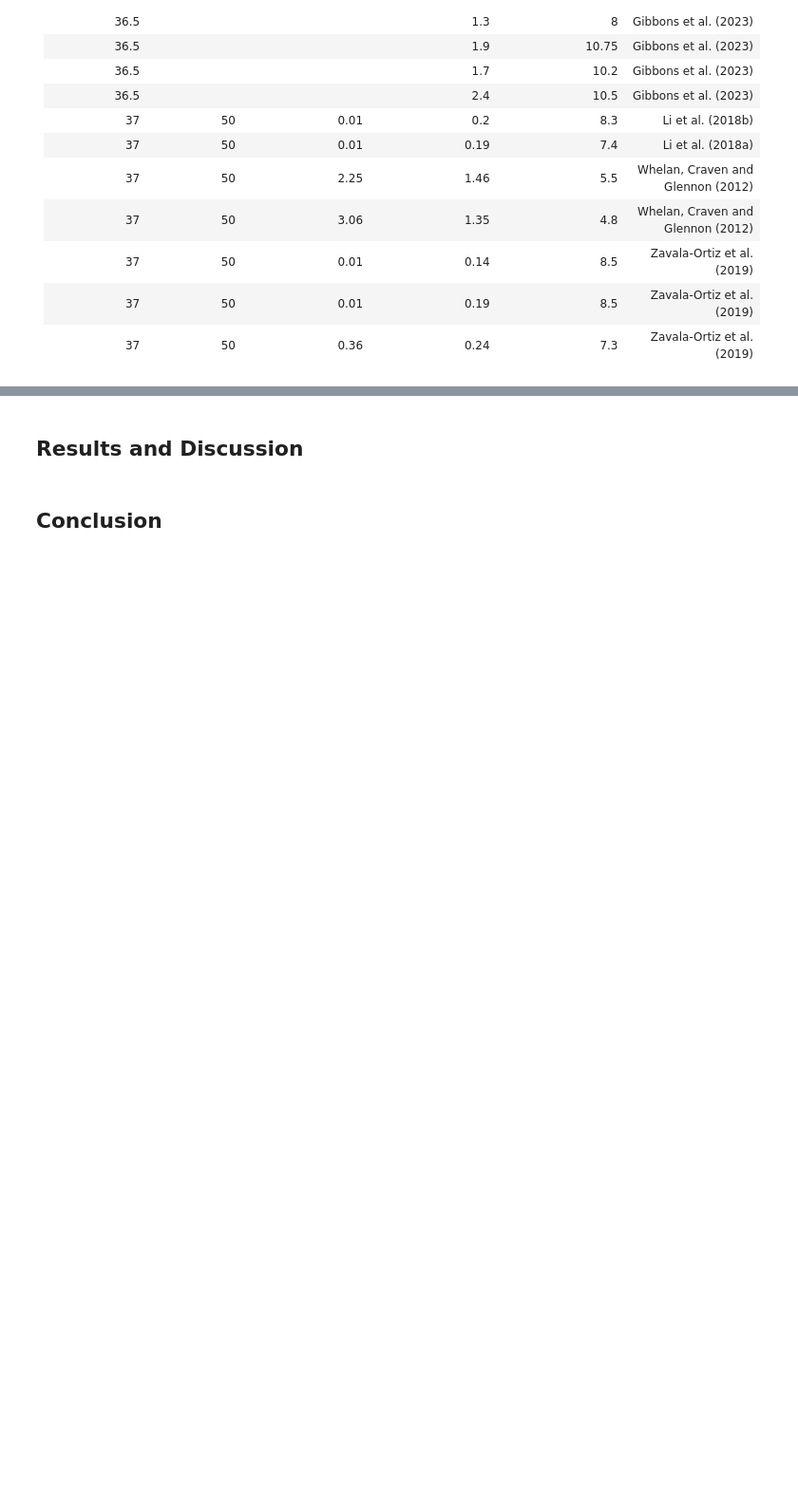
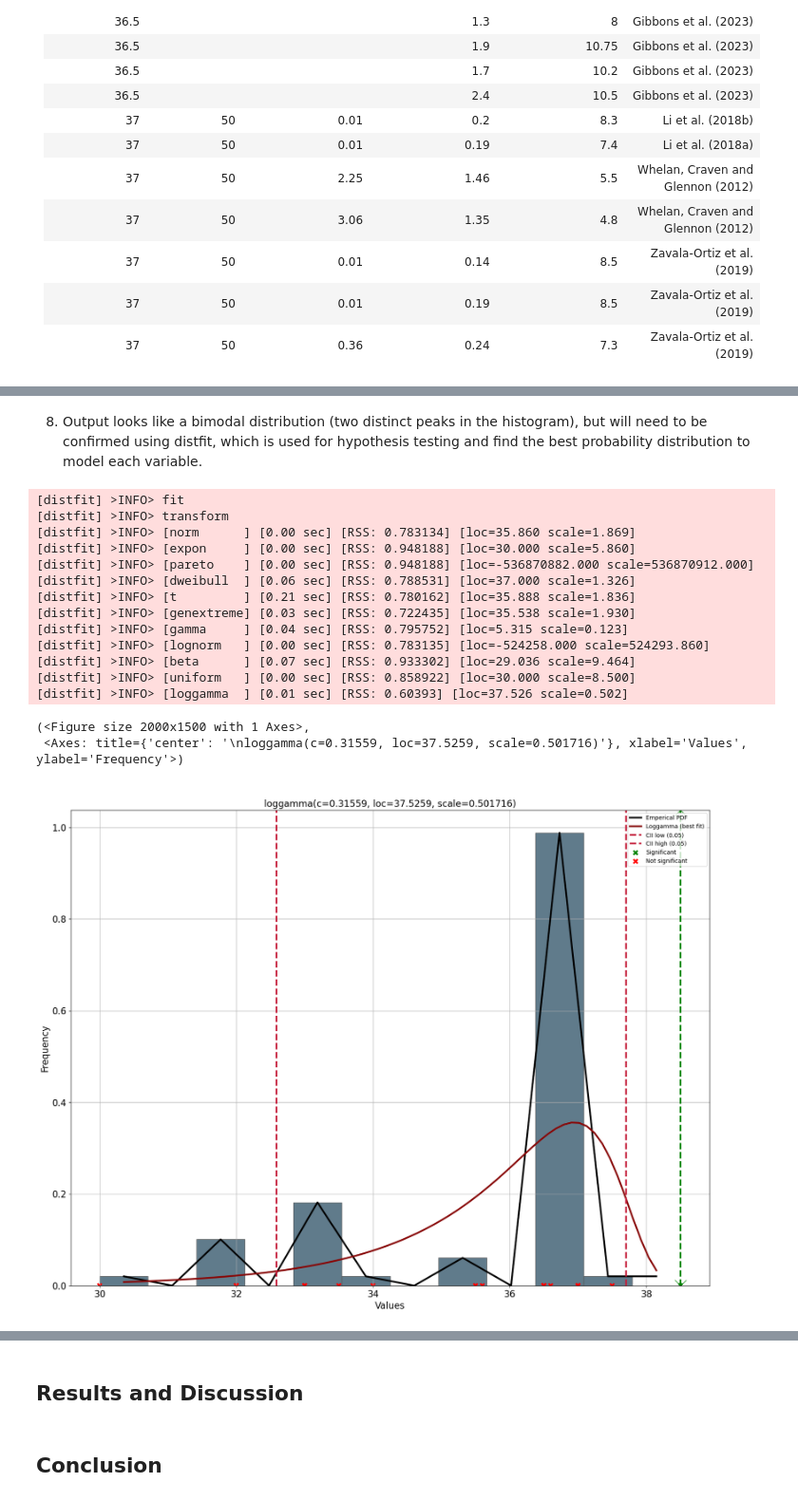
Before and after one commit to nurbujang/1progdaw23, a Jupyter notebook: project1.ipynb, the cells around one changed output, grey strips where cells are left out. Shown at 95% size. Cells and saved outputs as stored; diff of their text form; code cells hidden in the pictures; blank space fills up the shorter version.

```diff
--- a/project1.ipynb
+++ b/project1.ipynb
@@ -170,0 +222,27 @@ While lactate is a waste product of cell growth and high levels of lactate has n
+# %% [markdown]
+8. Output looks like a bimodal distribution (two distinct peaks in the histogram), but will need to be confirmed using distfit, which is used for hypothesis testing and find the best probability distribution to model each variable.
+# %%
+from distfit import distfit
+
+dist = distfit() # Initialize distfit
+
+dist.fit_transform(df['temp'].dropna().values) # Fit distributions on empirical temp, after dropping missing values
+dist.predict(df['temp'].dropna().values) # Predict the probability of the response variables
+dist.plot() # Plot the best fitted distribution (y is included if prediction is made)
+# %% [output]
+[distfit] >INFO> fit
+[distfit] >INFO> transform
+[distfit] >INFO> [norm      ] [0.00 sec] [RSS: 0.783134] [loc=35.860 scale=1.869]
+[distfit] >INFO> [expon     ] [0.00 sec] [RSS: 0.948188] [loc=30.000 scale=5.860]
+[distfit] >INFO> [pareto    ] [0.00 sec] [RSS: 0.948188] [loc=-536870882.000 scale=536870912.000]
+[distfit] >INFO> [dweibull  ] [0.06 sec] [RSS: 0.788531] [loc=37.000 scale=1.326]
+[distfit] >INFO> [t         ] [0.21 sec] [RSS: 0.780162] [loc=35.888 scale=1.836]
+[distfit] >INFO> [genextreme] [0.03 sec] [RSS: 0.722435] [loc=35.538 scale=1.930]
+[distfit] >INFO> [gamma     ] [0.04 sec] [RSS: 0.795752] [loc=5.315 scale=0.123]
+[distfit] >INFO> [lognorm   ] [0.00 sec] [RSS: 0.783135] [loc=-524258.000 scale=524293.860]
+[distfit] >INFO> [beta      ] [0.07 sec] [RSS: 0.933302] [loc=29.036 scale=9.464]
+[distfit] >INFO> [uniform   ] [0.00 sec] [RSS: 0.858922] [loc=30.000 scale=8.500]
+[distfit] >INFO> [loggamma  ] [0.01 sec] [RSS: 0.60393] [loc=37.526 scale=0.502]
+(<Figure size 2000x1500 with 1 Axes>,
+ <Axes: title={'center': '\nloggamma(c=0.31559, loc=37.5259, scale=0.501716)'}, xlabel='Values', ylabel='Frequency'>)
+[figure, added]
```
Also changed, not shown: parts of 10 cells of this notebook.
